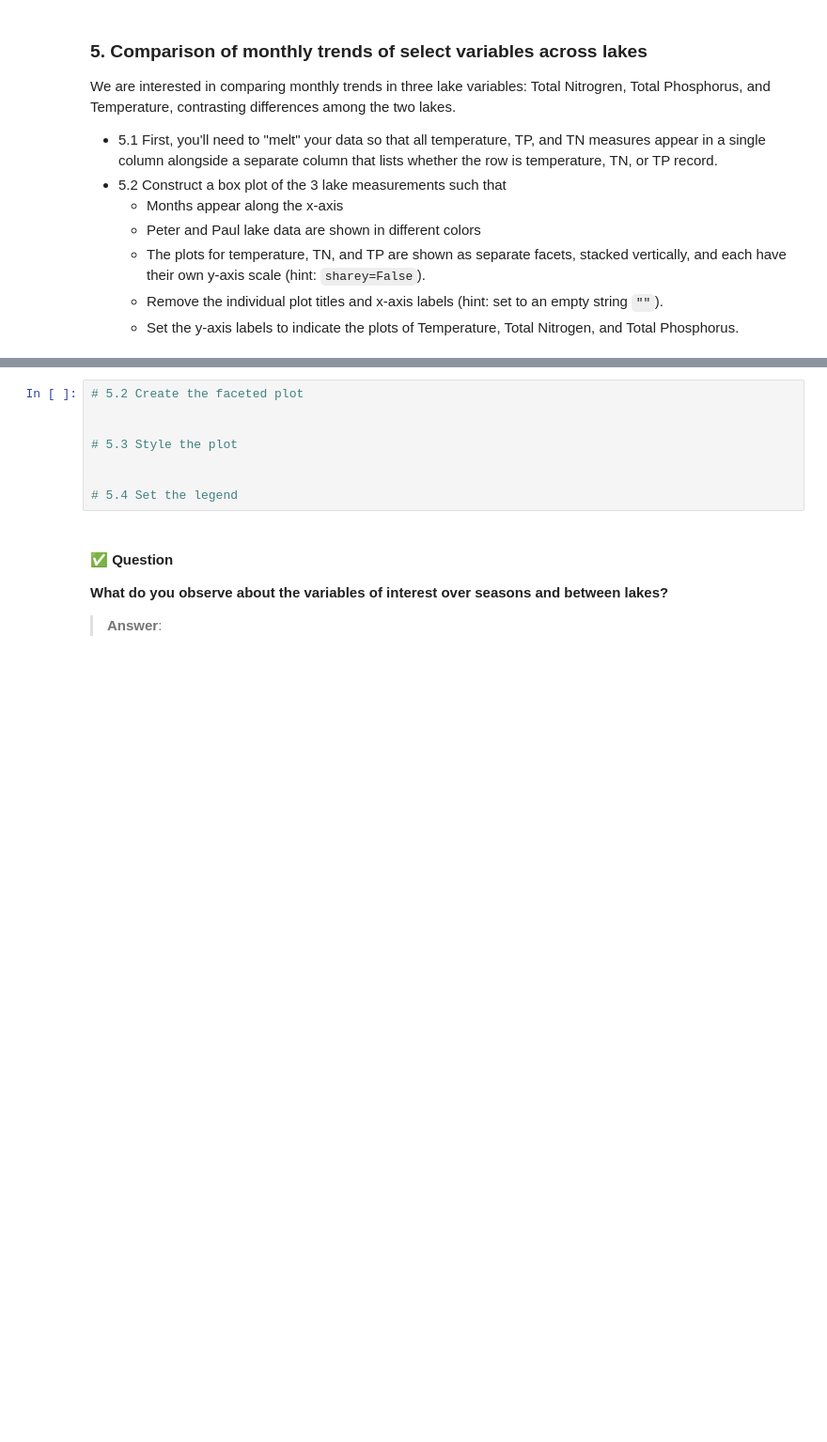
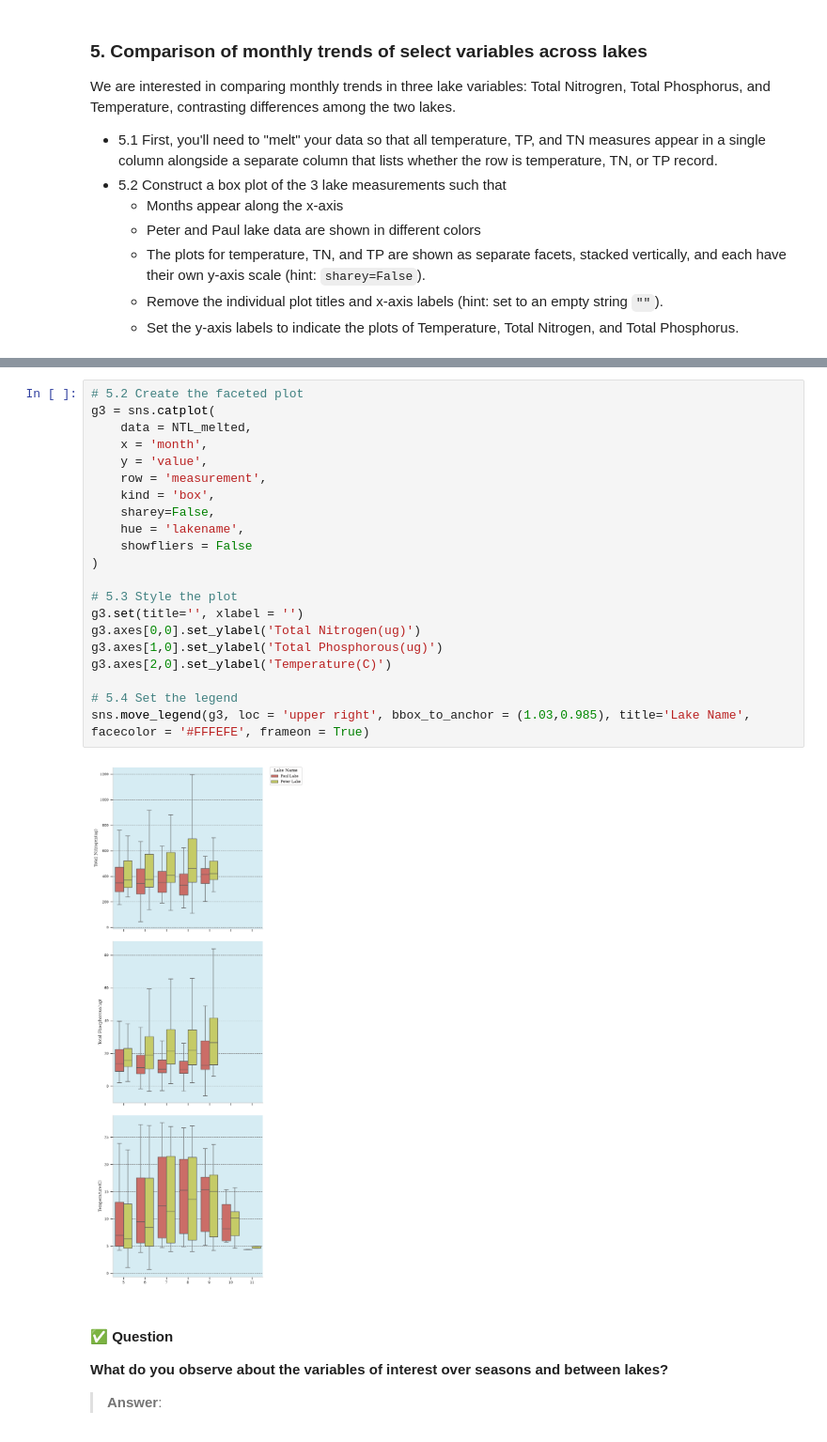
Before and after one commit to Sophiacyt/ENV700, a Jupyter notebook: Assignments/st570_A5-DataVisualization.ipynb, the cells around one changed output, grey strips where cells are left out. Shown at 94% size. Cells and saved outputs as stored; diff of their text form; blank space fills up the shorter version.

Commit message:
plot 3

```diff
--- a/Assignments/st570_A5-DataVisualization.ipynb
+++ b/Assignments/st570_A5-DataVisualization.ipynb
@@ -189,12 +189,27 @@ NTL_melted.head()
 | 5293 | Peter Lake | 1991 | 5 | 1991-05-20 | tn_ug | 352.0 |
 # %%
 # 5.2 Create the faceted plot
-
+g3 = sns.catplot(
+    data = NTL_melted,
+    x = 'month',
+    y = 'value',
+    row = 'measurement',
+    kind = 'box',
+    sharey=False,
+    hue = 'lakename',
+    showfliers = False
+)
 
 # 5.3 Style the plot
-
+g3.set(title='', xlabel = '')
+g3.axes[0,0].set_ylabel('Total Nitrogen(ug)')
+g3.axes[1,0].set_ylabel('Total Phosphorous(ug)')
+g3.axes[2,0].set_ylabel('Temperature(C)')
 
 # 5.4 Set the legend
+sns.move_legend(g3, loc = 'upper right', bbox_to_anchor = (1.03,0.985), title='Lake Name', facecolor = '#FFFEFE', frameon = True)
+# %% [output]
+[figure, added]
 # %% [markdown]
 #### ✅ Question
 **What do you observe about the variables of interest over seasons and between lakes?**
```
Also changed, not shown: parts of 1 cell of this notebook.
